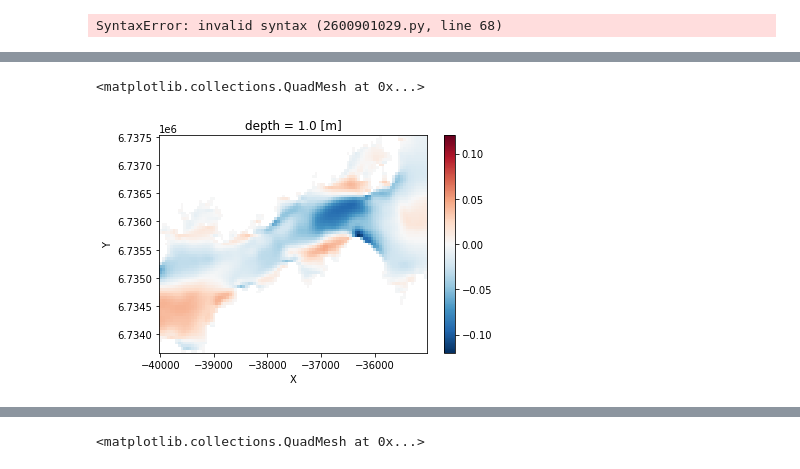
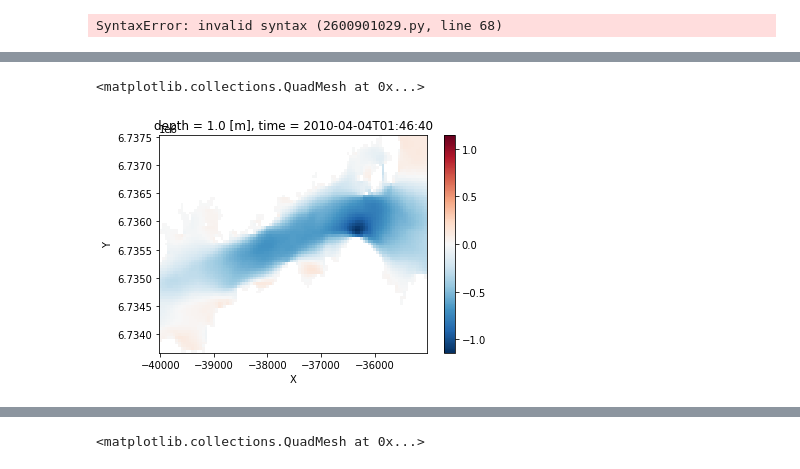
Before and after one commit to galendal/FACTS, a Jupyter notebook: eof_GA.ipynb, the cells around one changed output, grey strips where cells are left out. Cells and saved outputs as stored; diff of their text form; code cells hidden in the pictures.

```diff
--- a/eof_GA.ipynb
+++ b/eof_GA.ipynb
@@ -219,6 +239,6 @@ uu=xr.DataArray(A@U.T,dims=u.dims)
-# %%
-(uu*focus.ustd+focus.umean).mean(dim='time').unstack('z').plot()
-# %% [output]
-<matplotlib.collections.QuadMesh at 0x...>
-[figure, removed]
+# %%
+uu.isel(time=100).imag.unstack('z').plot()
+# %% [output]
+<matplotlib.collections.QuadMesh at 0x...>
+[figure, added]
 # %%
```
Also changed, not shown: parts of 6 cells of this notebook.
